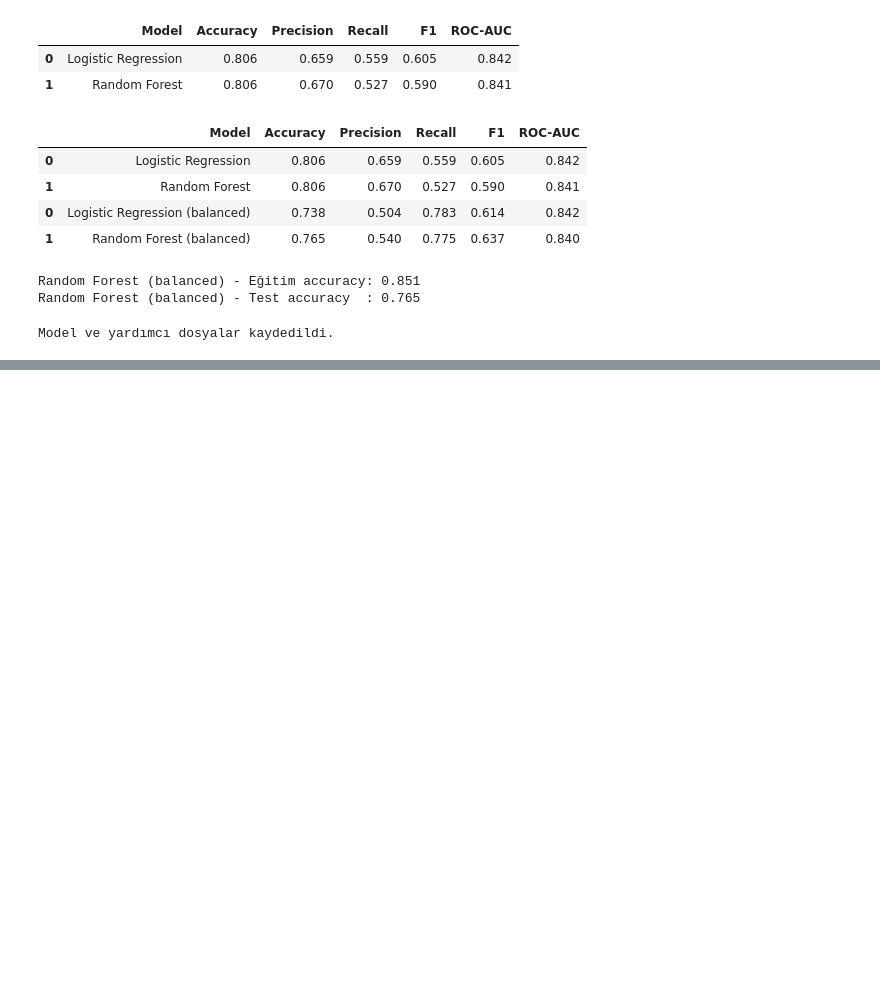
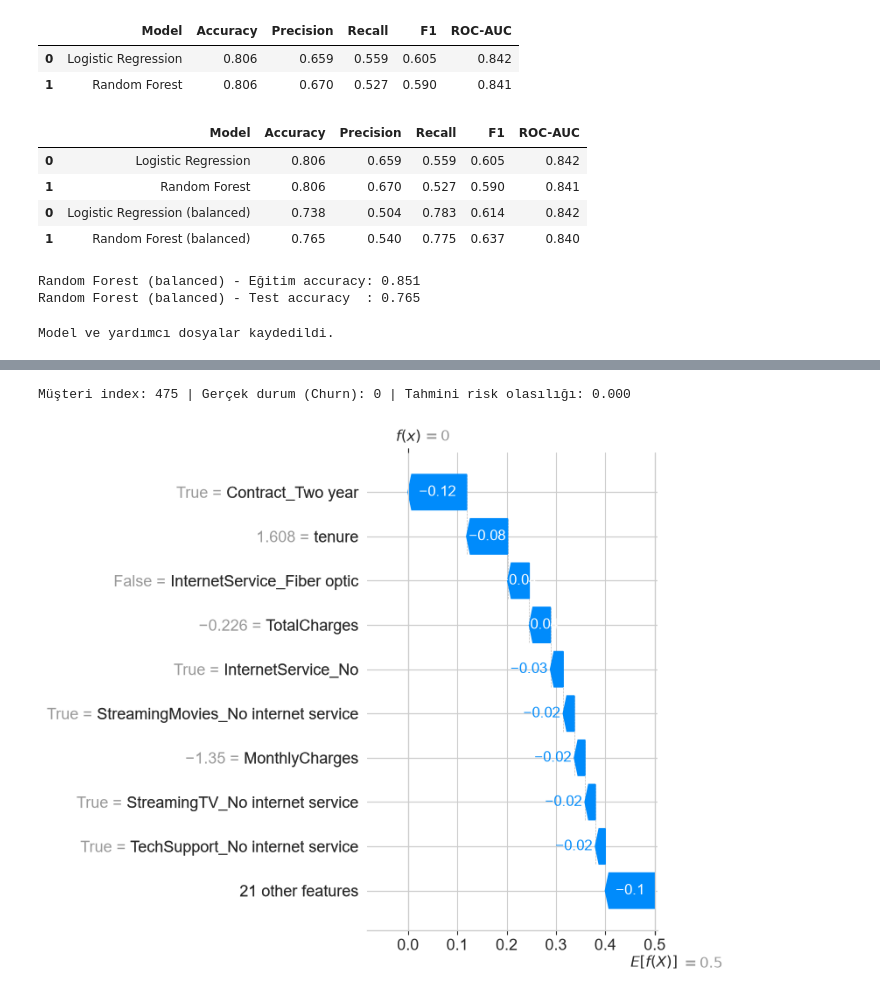
Before and after one commit to mineturkmen20-hub/final-projesi-mine-turkmen, a Jupyter notebook: notebooks/01_veri_temizleme_ve_eda.ipynb, the cells around one changed output, grey strips where cells are left out. Cells and saved outputs as stored; diff of their text form; code cells hidden in the pictures; blank space fills up the shorter version.

```diff
--- a/notebooks/01_veri_temizleme_ve_eda.ipynb
+++ b/notebooks/01_veri_temizleme_ve_eda.ipynb
@@ -381,0 +416,11 @@ Model ve yardımcı dosyalar kaydedildi.
+# %%
+safe_idx = y_proba_rf_bal.argmin()
+print(f"Müşteri index: {safe_idx} | Gerçek durum (Churn): {y_test.iloc[safe_idx]} | Tahmini risk olasılığı: {y_proba_rf_bal[safe_idx]:.3f}")
+
+shap.plots.waterfall(shap_values[safe_idx, :, 1], show=False)
+plt.tight_layout()
+plt.savefig('../gorseller/shap_waterfall_dusuk_riskli_musteri.png', dpi=100, bbox_inches='tight')
+plt.show()
+# %% [output]
+Müşteri index: 475 | Gerçek durum (Churn): 0 | Tahmini risk olasılığı: 0.000
+[figure, added]
```
Also changed, not shown: parts of 4 cells of this notebook, 4 other files.
